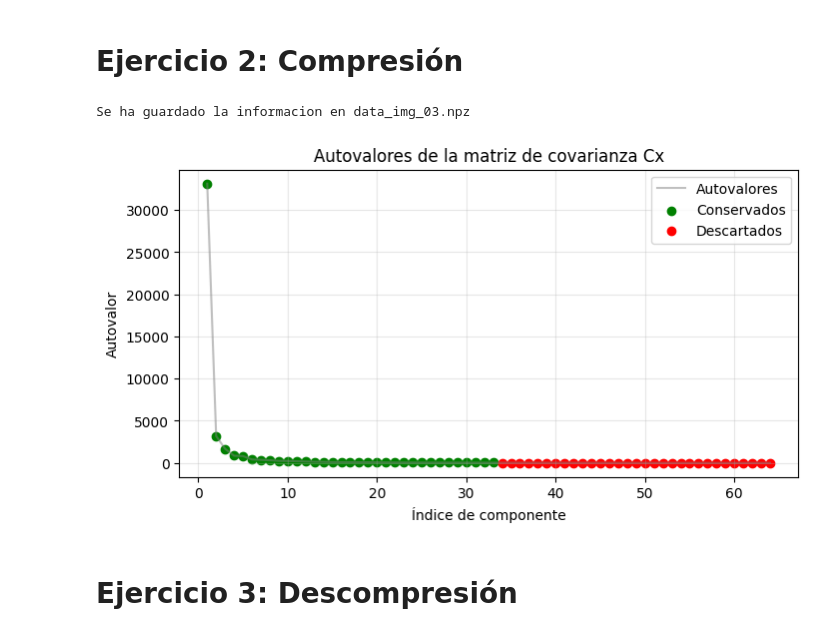
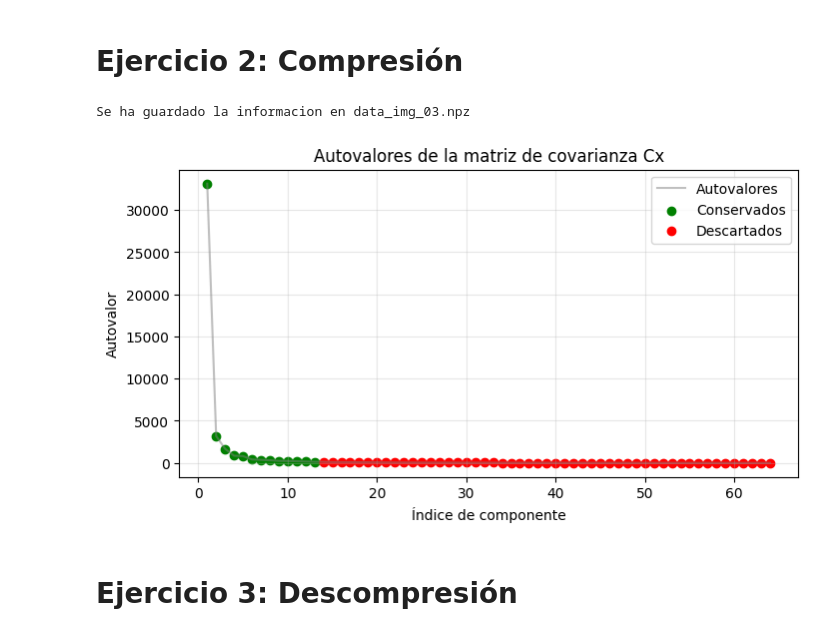
Before and after one commit to may-villagran/IyE_TP1, a Jupyter notebook: tp.ipynb, the cells around one changed output. Cells and saved outputs as stored; diff of their text form; code cells hidden in the pictures.

Commit message:
termino el ej 4 y corrijo una funcion del ej 2

```diff
--- a/tp.ipynb
+++ b/tp.ipynb
@@ -140,14 +140,25 @@ Media coeficientes de correlación imagen 2: 0.0022029913284088813
 # %% [markdown]
 # Ejercicio 2: Compresión
 # %%
-def space_saving_k(s:float, m:int):
-    """
-    Calcula el factor de compresión para un porcentaje de retención de información s y un número de componentes m.
-    """
-    if s>1 or s<0: raise ValueError("S debe representar un porcentaje valido")
-    for k in range(1, m+1):
-        if round(k/m) >= 1-s: return k
-    return m  # no se encontro k, entonces no se comprime
+#def space_saving_k(s:float, m:int):
+#    """
+#    Calcula el factor de compresión para un porcentaje de retención de información s y un número de componentes m.
+#    """
+#    if s>1 or s<0: raise ValueError("S debe representar un porcentaje valido")
+#    for k in range(1, m+1):
+#        if round(k/m) >= 1-s: return k
+#    return m  # no se encontro k, entonces no se comprime
+
+#FUNCION QUE ME DIO COPILOT
+def space_saving_k(s: float, m: int):
+    if s > 1 or s < 0:
+        raise ValueError("S debe representar un porcentaje valido")
+    k = int(np.ceil((1 - s) * m))
+    if k < 1:
+        k = 1
+    if k > m:
+        k = m
+    return k
 
 def image_to_list_x(img:np.ndarray, size_b:int = 8):
     """
@@ -189,34 +200,34 @@ def save_data(matrix_y: np.ndarray, matrix_evectors: np.ndarray, mu:np.ndarray,
     np.savez_compressed(filename, Y=matrix_y, P=matrix_evectors, mu=mu)
     print("Se ha guardado la informacion en", filename)
 
 def plot_eigenvalues(cov, k):
     evalues, _ = np.linalg.eigh(cov)
     evalues_sorted = np.sort(evalues)[::-1]
     plt.figure(figsize=(8,4))
     plt.plot(range(1, len(evalues_sorted)+1), evalues_sorted, label='Autovalores', ls = '-', color = 'grey', alpha=0.5)
     plt.scatter(range(1, k+1), evalues_sorted[:k], color='green', label='Conservados')
     if k < len(evalues_sorted):
         plt.scatter(range(k+1, len(evalues_sorted)+1), evalues_sorted[k:], color='red', label='Descartados')
     plt.xlabel('Índice de componente')
     plt.ylabel('Autovalor')
     plt.title('Autovalores de la matriz de covarianza Cx')
     plt.legend()
     plt.grid(True, alpha=0.3)
     plt.show()
 
 # Ejemplo de uso:
 img = cv2.imread("img_03.jpg", cv2.IMREAD_GRAYSCALE)
 list_x = image_to_list_x(img)
 matrix_x = np.vstack(list_x)
 mu = mean_estimator(list_x)
 cov = cov_estimator(matrix_x)
 s_factor = space_saving_k(0.8, matrix_x.shape[1])
 matrix_y, matrix_evectors = pca_transform(matrix_x, cov, mu, k=s_factor)
 save_data(matrix_y, matrix_evectors, mu, "data_img_03.npz")
 plot_eigenvalues(cov, s_factor)
 # %% [output]
 Se ha guardado la informacion en data_img_03.npz
-[figure, old version]
+[figure, new version]
 # %% [markdown]
 # Ejercicio 3: Descompresión
 # %%
```
Also changed, not shown: parts of 1 cell of this notebook, 1 other file.
